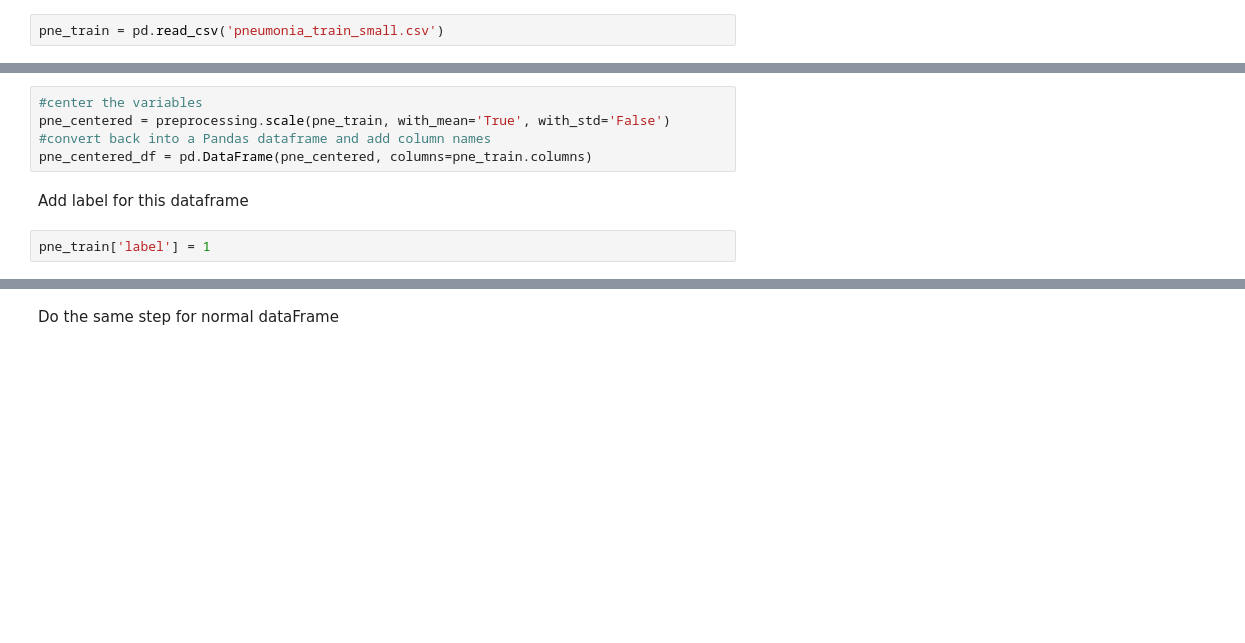
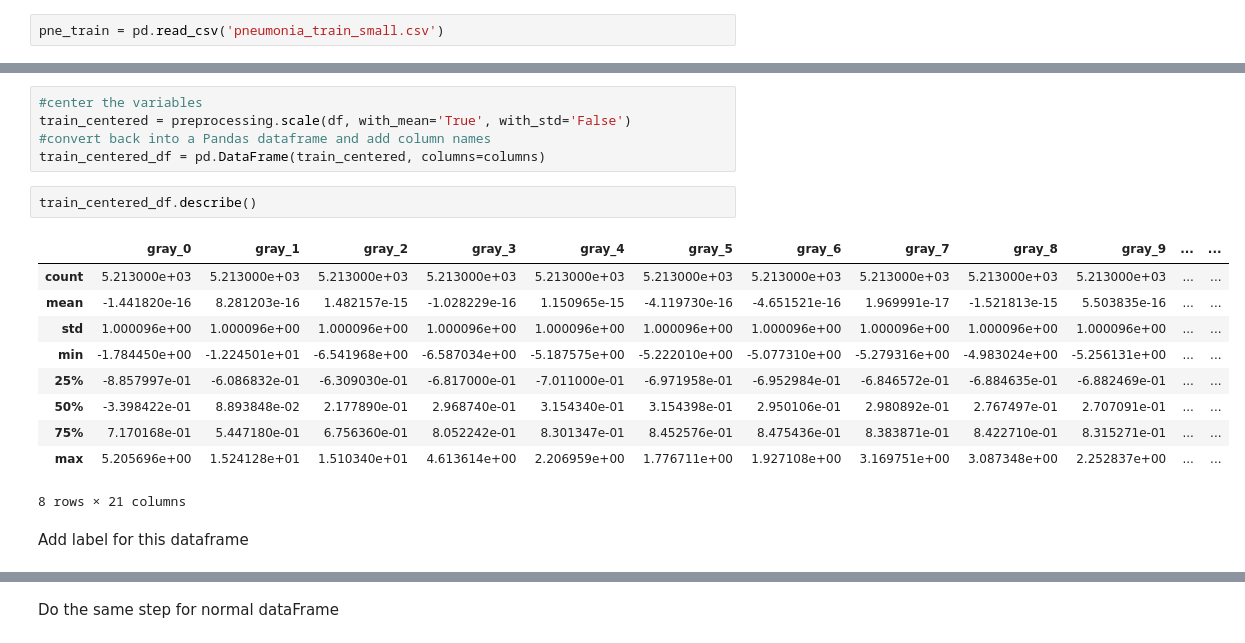
Before and after one commit to shengbokw/chest_xray, a Jupyter notebook: EDA_chest_xray.ipynb, the cells around one changed output, grey strips where cells are left out. Saved outputs shown, nothing was run; the diff lists cells and outputs as text; blank space fills up the shorter version.

Commit message:
data preprocessing

```diff
--- a/EDA_chest_xray.ipynb
+++ b/EDA_chest_xray.ipynb
@@ -23,9 +49,20 @@ pne_train = pd.read_csv('pneumonia_train_small.csv')
 # %%
 #center the variables
-pne_centered = preprocessing.scale(pne_train, with_mean='True', with_std='False')
+train_centered = preprocessing.scale(df, with_mean='True', with_std='False')
 #convert back into a Pandas dataframe and add column names
-pne_centered_df = pd.DataFrame(pne_centered, columns=pne_train.columns)
+train_centered_df = pd.DataFrame(train_centered, columns=columns)
+# %%
+train_centered_df.describe()
+# %% [output]
+|  | gray_0 | gray_1 | gray_2 | gray_3 | gray_4 | gray_5 | gray_6 | gray_7 | gray_8 | gray_9 | ... | ... |
+| count | 5.213000e+03 | 5.213000e+03 | 5.213000e+03 | 5.213000e+03 | 5.213000e+03 | 5.213000e+03 | 5.213000e+03 | 5.213000e+03 | 5.213000e+03 | 5.213000e+03 | ... | ... |
+| mean | -1.441820e-16 | 8.281203e-16 | 1.482157e-15 | -1.028229e-16 | 1.150965e-15 | -4.119730e-16 | -4.651521e-16 | 1.969991e-17 | -1.521813e-15 | 5.503835e-16 | ... | ... |
+| std | 1.000096e+00 | 1.000096e+00 | 1.000096e+00 | 1.000096e+00 | 1.000096e+00 | 1.000096e+00 | 1.000096e+00 | 1.000096e+00 | 1.000096e+00 | 1.000096e+00 | ... | ... |
+| min | -1.784450e+00 | -1.224501e+01 | -6.541968e+00 | -6.587034e+00 | -5.187575e+00 | -5.222010e+00 | -5.077310e+00 | -5.279316e+00 | -4.983024e+00 | -5.256131e+00 | ... | ... |
+| 25% | -8.857997e-01 | -6.086832e-01 | -6.309030e-01 | -6.817000e-01 | -7.011000e-01 | -6.971958e-01 | -6.952984e-01 | -6.846572e-01 | -6.884635e-01 | -6.882469e-01 | ... | ... |
+| 50% | -3.398422e-01 | 8.893848e-02 | 2.177890e-01 | 2.968740e-01 | 3.154340e-01 | 3.154398e-01 | 2.950106e-01 | 2.980892e-01 | 2.767497e-01 | 2.707091e-01 | ... | ... |
+| 75% | 7.170168e-01 | 5.447180e-01 | 6.756360e-01 | 8.052242e-01 | 8.301347e-01 | 8.452576e-01 | 8.475436e-01 | 8.383871e-01 | 8.422710e-01 | 8.315271e-01 | ... | ... |
+| max | 5.205696e+00 | 1.524128e+01 | 1.510340e+01 | 4.613614e+00 | 2.206959e+00 | 1.776711e+00 | 1.927108e+00 | 3.169751e+00 | 3.087348e+00 | 2.252837e+00 | ... | ... |
+8 rows × 21 columns
 # %% [markdown]
 Add label for this dataframe
-# %%
-pne_train['label'] = 1
```
Also changed, not shown: parts of 28 cells of this notebook, 5 other files.
